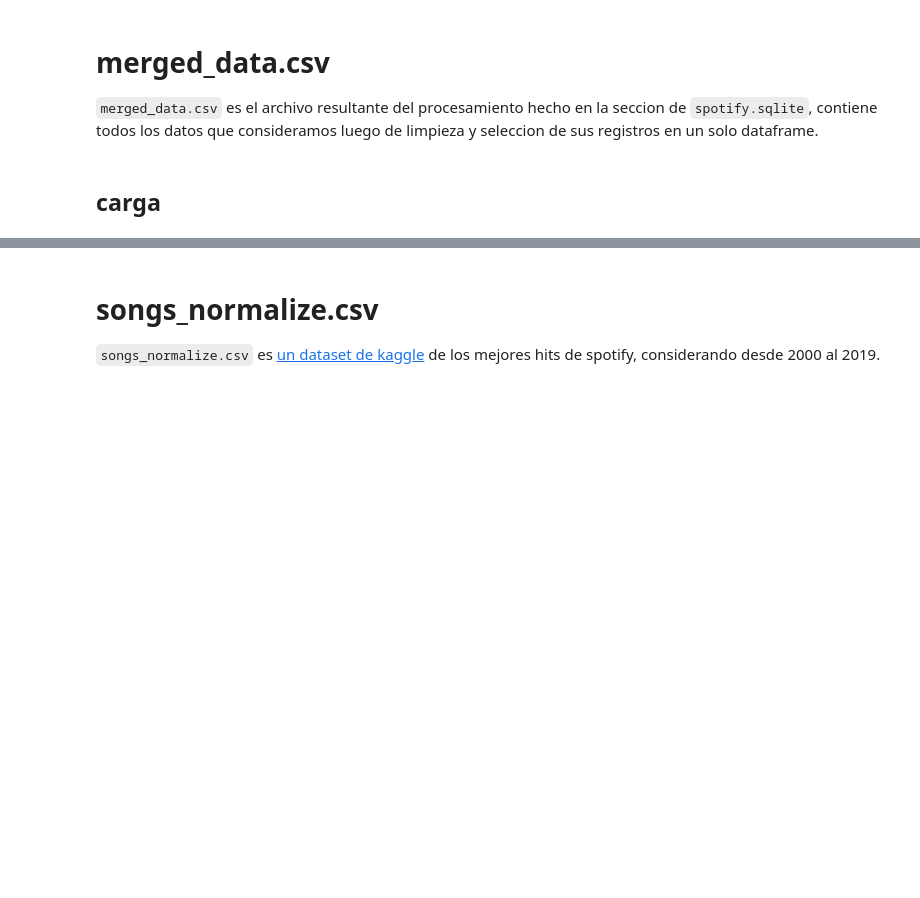
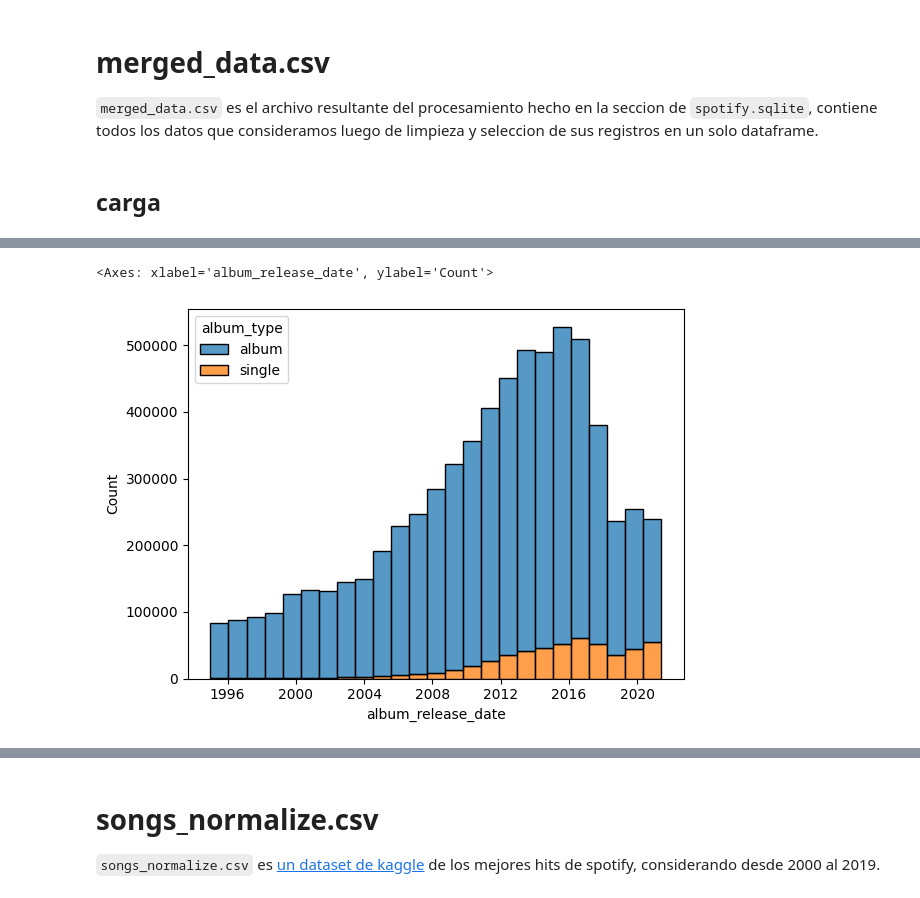
Before and after one commit to DamnXitri/spotify-data-mining, a Jupyter notebook: proyecto.ipynb, the cells around one changed output, grey strips where cells are left out. Drawn from its saved outputs; the diff is of its cells as text; code cells hidden in the pictures; blank space fills up the shorter version.

```diff
--- a/proyecto.ipynb
+++ b/proyecto.ipynb
@@ -455,0 +873,12 @@ merged_data.info()
+# %%
+# plot release date
+sns.histplot(
+  data = merged_data,
+  x = 'album_release_date',
+  bins = 25,
+  hue='album_type',
+  multiple='stack',
+)
+# %% [output]
+<Axes: xlabel='album_release_date', ylabel='Count'>
+[figure, added]
```
Also changed, not shown: parts of 77 cells of this notebook, 1 other file.
